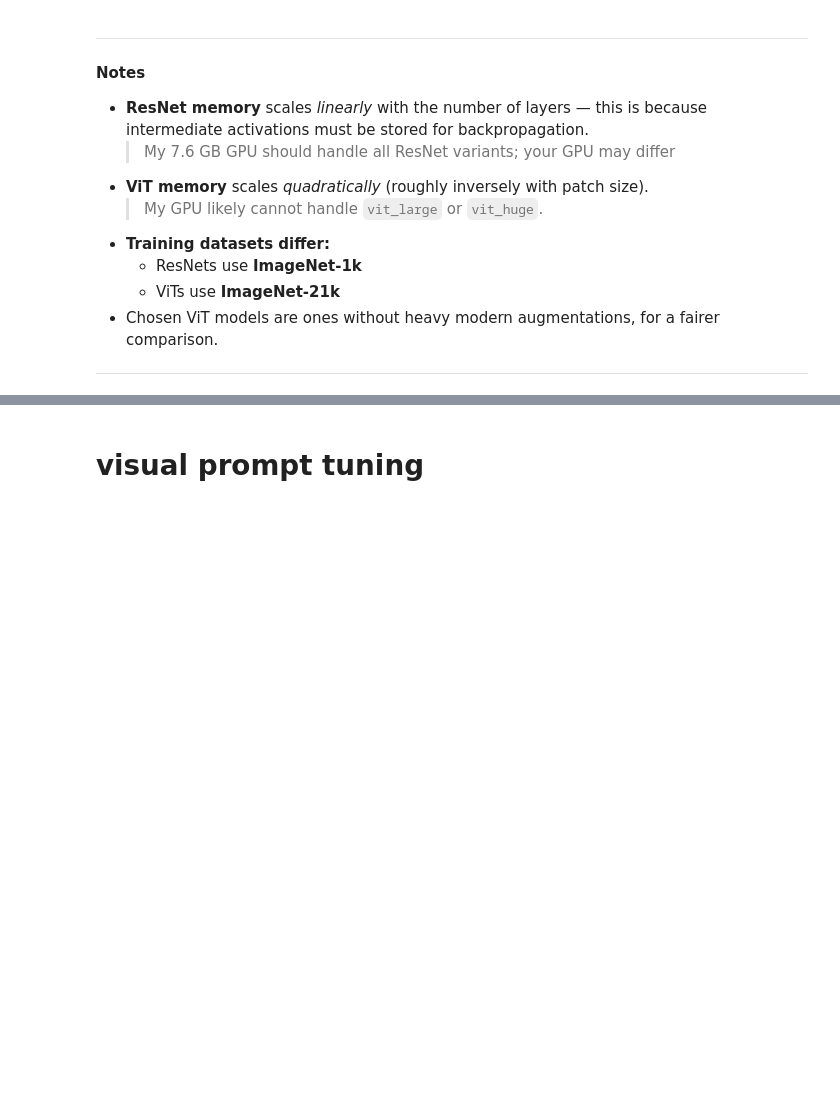
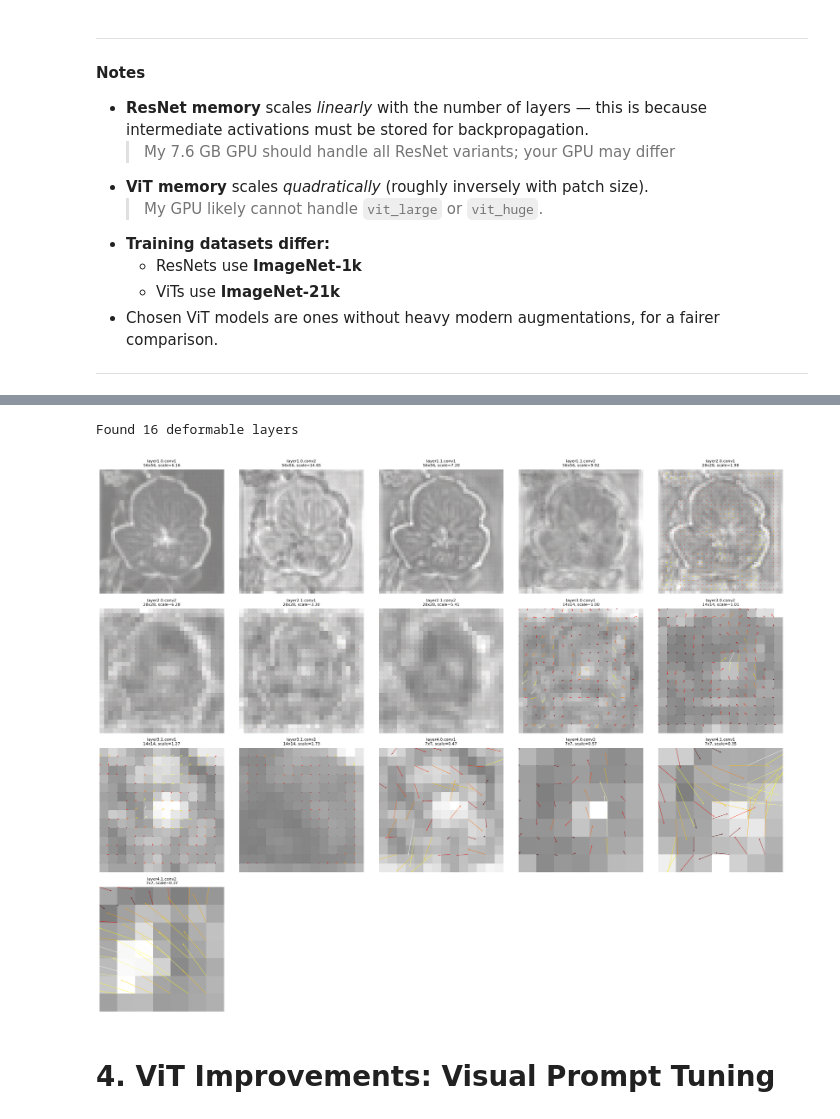
Before and after one commit to KyeYongChoo/SC4001-Deep-Learning, a Jupyter notebook: person_b_model_architecture/model_architecture.ipynb, the cells around one changed output, grey strips where cells are left out. Drawn from its saved outputs; the diff is of its cells as text; code cells hidden in the pictures; blank space fills up the shorter version.

```diff
--- a/person_b_model_architecture/model_architecture.ipynb
+++ b/person_b_model_architecture/model_architecture.ipynb
@@ -1402,5 +1411,10 @@ Saved: overall\test_accuracy_vs_model_size.png
+# %%
+visualize_all_deformable_offsets("resnet18")
+# %% [output]
+Found 16 deformable layers
+[figure, added]
 # %% [markdown]
-# visual prompt tuning
+# 4. ViT Improvements: Visual Prompt Tuning
 # %%
 class VisualPromptedVisionTransformer(nn.Module):
 	def __init__(self, vit: VisionTransformer, num_prompt_tokens: int = 10,
```
Also changed, not shown: parts of 21 cells of this notebook, 25 other files.
